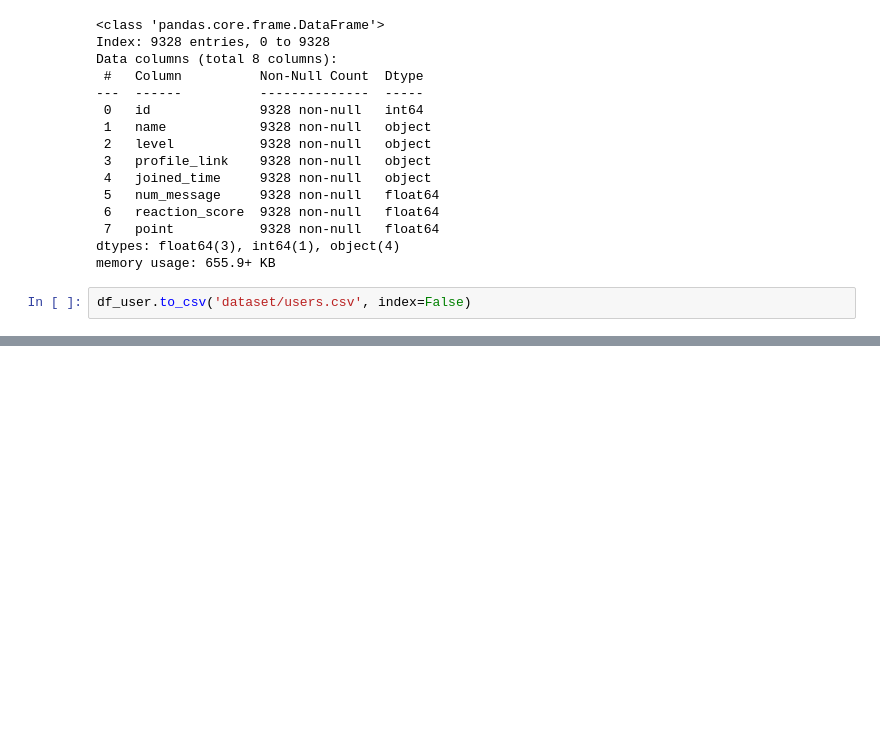
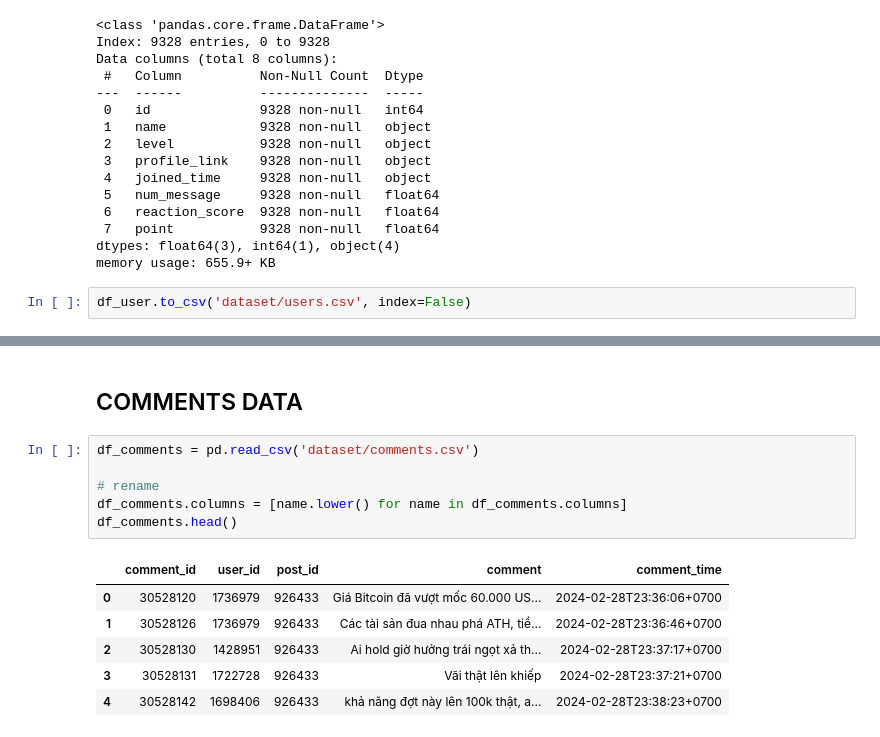
Before and after one commit to LDpNgn/voz-community-detection, a Jupyter notebook: preprocessing.ipynb, the cells around one changed output, grey strips where cells are left out. Saved outputs shown, nothing was run; the diff lists cells and outputs as text; blank space fills up the shorter version.

```diff
--- a/preprocessing.ipynb
+++ b/preprocessing.ipynb
@@ -195,0 +298,15 @@ df_user.to_csv('dataset/users.csv', index=False)
+# %% [markdown]
+## COMMENTS DATA
+# %%
+df_comments = pd.read_csv('dataset/comments.csv')
+
+# rename
+df_comments.columns = [name.lower() for name in df_comments.columns]
+df_comments.head()
+# %% [output]
+|  | comment_id | user_id | post_id | comment | comment_time |
+| 0 | 30528120 | 1736979 | 926433 | Giá Bitcoin đã vượt mốc 60.000 US... | 2024-02-28T23:36:06+0700 |
+| 1 | 30528126 | 1736979 | 926433 | Các tài sản đua nhau phá ATH, tiề... | 2024-02-28T23:36:46+0700 |
+| 2 | 30528130 | 1428951 | 926433 | Ai hold giờ hưởng trái ngọt xả th... | 2024-02-28T23:37:17+0700 |
+| 3 | 30528131 | 1722728 | 926433 | Vãi thật lên khiếp | 2024-02-28T23:37:21+0700 |
+| 4 | 30528142 | 1698406 | 926433 | khả năng đợt này lên 100k thật, a... | 2024-02-28T23:38:23+0700 |
```
Also changed, not shown: parts of 21 cells of this notebook.
